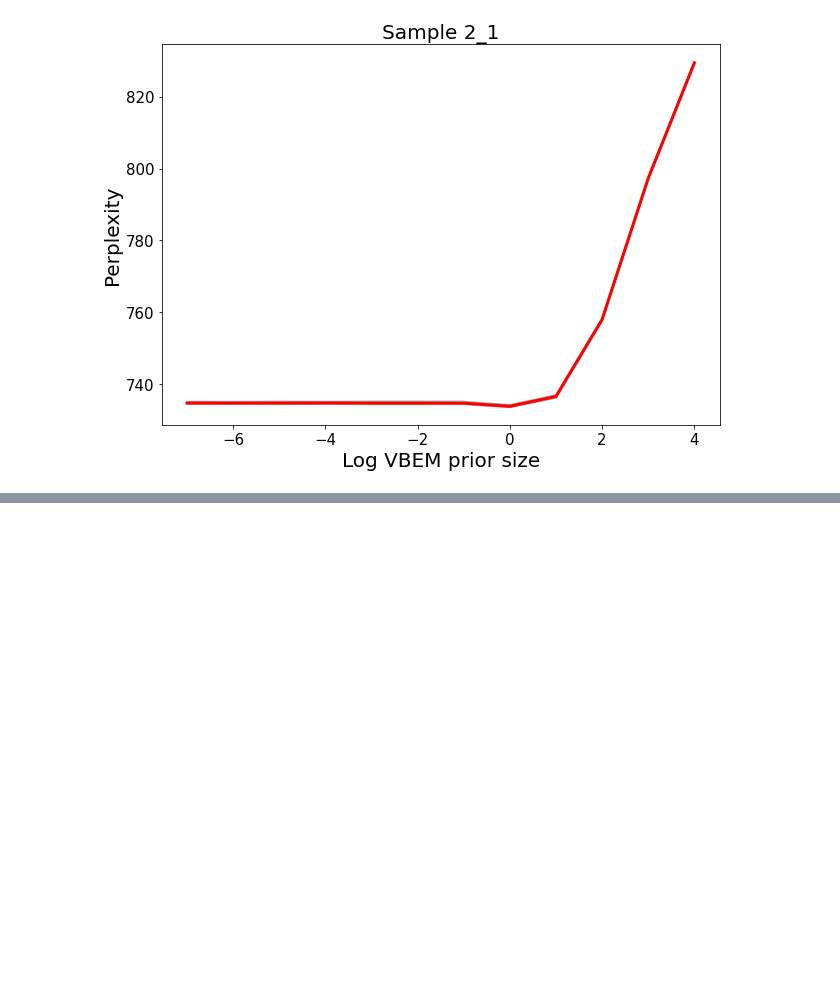
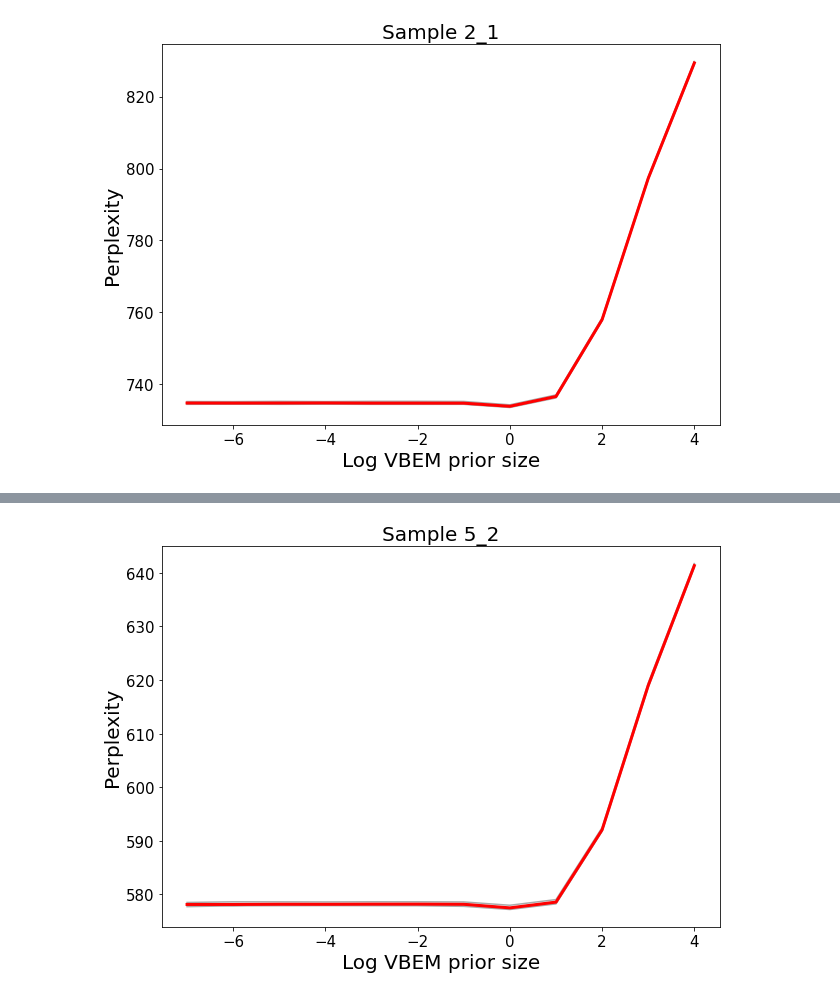
Before and after one commit to NPSDC/shoal_exeperiments, a Jupyter notebook: swim/notebooks/Perplexity Salmon.ipynb, the cells around one changed output, grey strips where cells are left out. Saved outputs shown, nothing was run; the diff lists cells and outputs as text; code cells hidden in the pictures; blank space fills up the shorter version.

```diff
--- a/swim/notebooks/Perplexity Salmon.ipynb
+++ b/swim/notebooks/Perplexity Salmon.ipynb
@@ -73,0 +82,4 @@ p=perplexity_plot("2","1", vbpriors, 5)
+# %%
+p=perplexity_plot("5","2", vbpriors, 5)
+# %% [output]
+[figure, added]
```
Also changed, not shown: parts of 2 cells of this notebook.
